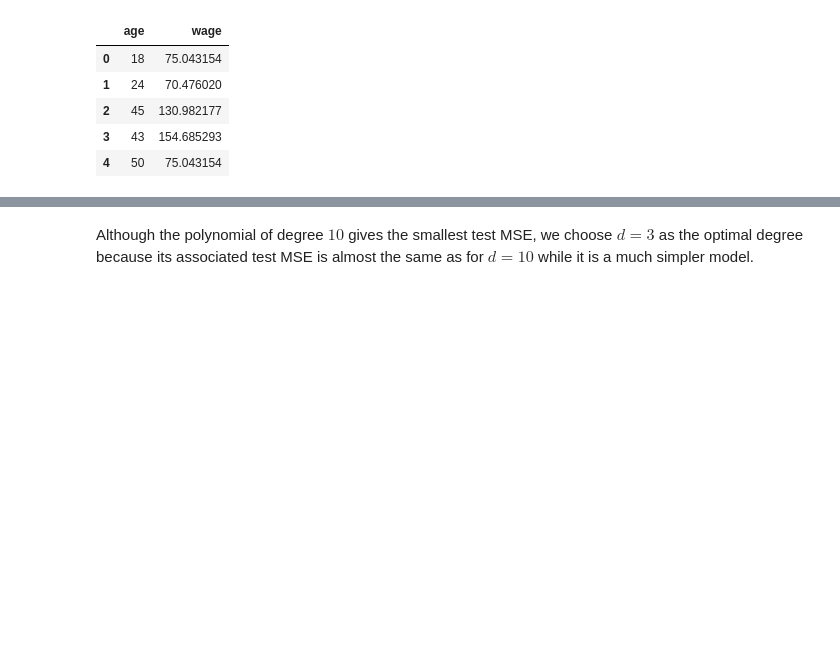
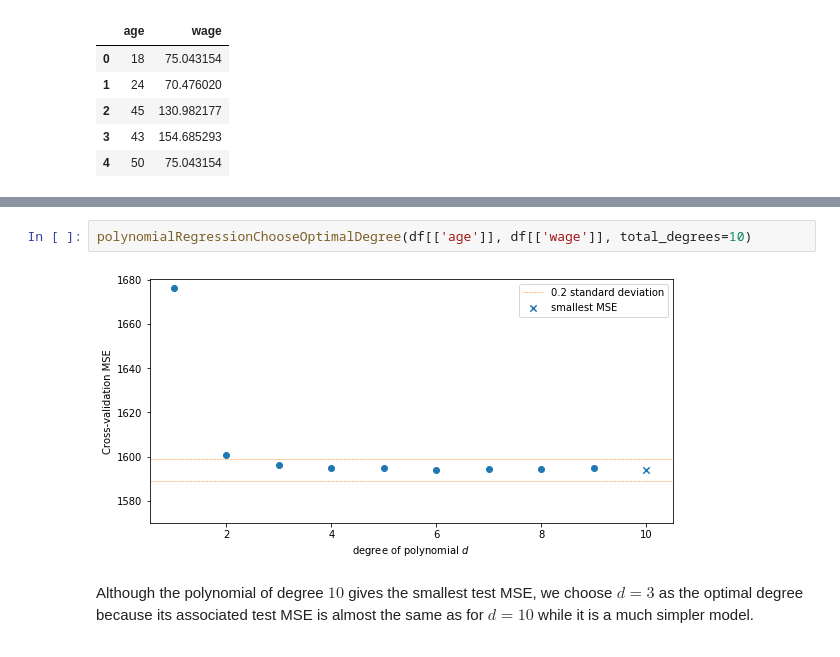
Before and after one commit to HerrBroekman/Python-solutions-for-An-Introduction-to-Statistical-Learning, a Jupyter notebook: Chapter7/Exercise06/7_6.ipynb, the cells around one changed output, grey strips where cells are left out. Drawn from its saved outputs; the diff is of its cells as text; blank space fills up the shorter version.

```diff
--- a/Chapter7/Exercise06/7_6.ipynb
+++ b/Chapter7/Exercise06/7_6.ipynb
@@ -92,3 +39,7 @@ _ = ax1.set_ylim(ymin = 1580)
+# %%
+polynomialRegressionChooseOptimalDegree(df[['age']], df[['wage']], total_degrees=10)
+# %% [output]
+[figure, added]
 # %% [markdown]
 <p>Although the polynomial of degree $10$ gives the smallest test MSE, we choose $d=3$ as the optimal degree because its associated test MSE is almost the same as for $d=10$ while it is a much simpler model.<p>
 # %%
```
Also changed, not shown: parts of 8 cells of this notebook, 1 other file.
